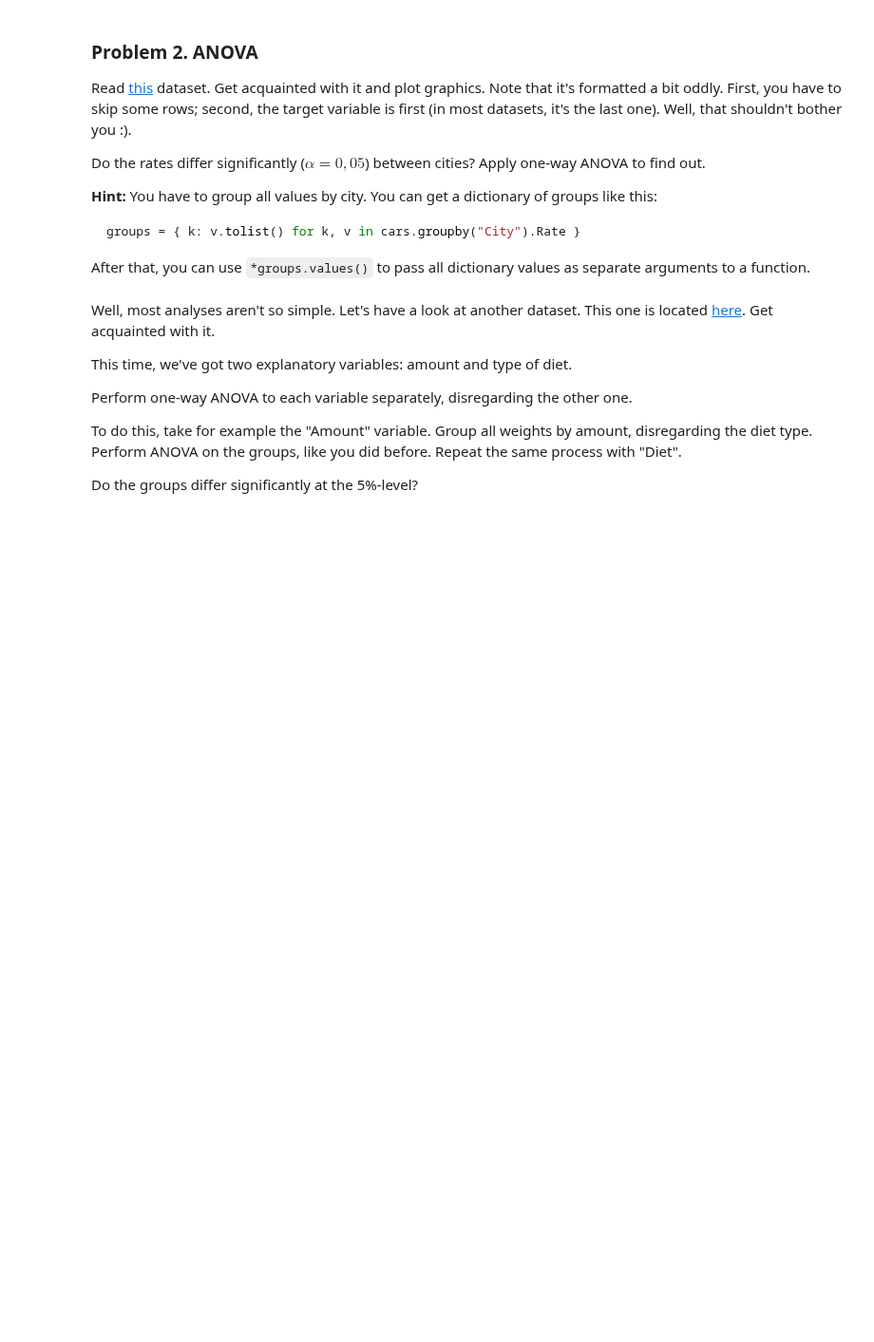
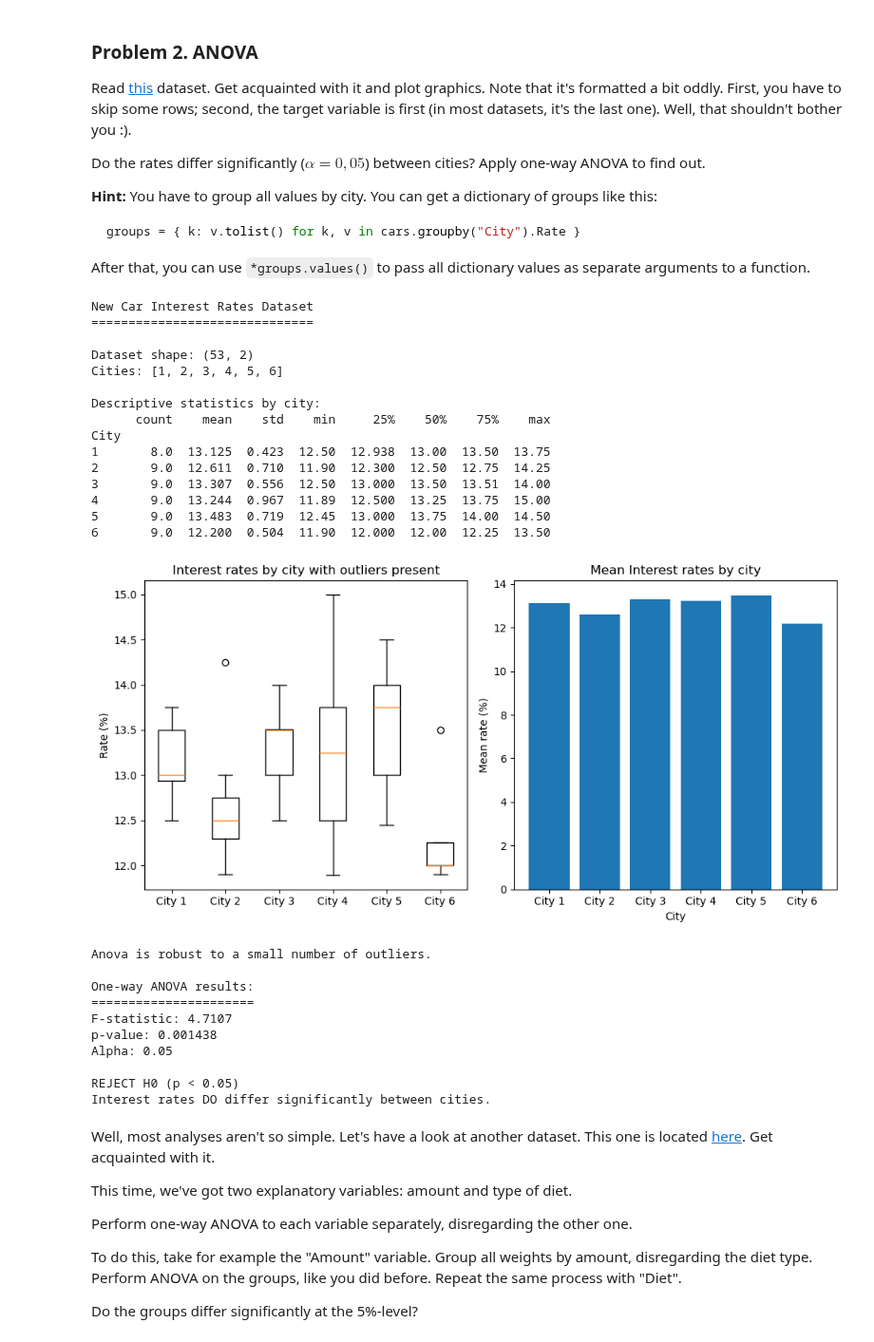
Before and after one commit to tproykov/MathsForDevelopers, a Jupyter notebook: 07.HypothesisTesting/Hypothesis Testing Exercise.ipynb, the cells around one changed output. Shown at 95% size. Saved outputs shown, nothing was run; the diff lists cells and outputs as text; code cells hidden in the pictures; blank space fills up the shorter version.

```diff
--- a/07.HypothesisTesting/Hypothesis Testing Exercise.ipynb
+++ b/07.HypothesisTesting/Hypothesis Testing Exercise.ipynb
@@ -385,3 +384,83 @@
+# %%
+data = pd.read_csv("newcar.dat", sep='\s+', skiprows=25)
+data.columns = ['Rate', 'City']
+
+print("\nNew Car Interest Rates Dataset")
+print("=" * 30)
+print(f"\nDataset shape: {data.shape}")
+print(f"Cities: {sorted(data['City'].unique())}")
+
+print("\nDescriptive statistics by city:")
+print(data.groupby('City')['Rate'].describe().round(3))
+print()
+
+plt.figure(figsize=(10, 5))
+
+plt.subplot(1, 2, 1)
+plt.boxplot([data[data['City'] == city]['Rate'] for city in sorted(data['City'].unique())],
+            labels=[f'City {city}' for city in sorted(data['City'].unique())])
+plt.title('Interest rates by city with outliers present')
+plt.ylabel('Rate (%)')
+
+plt.subplot(1, 2, 2)
+city_means = data.groupby('City')['Rate'].mean()
+plt.bar(range(1, 7), city_means.values)
+plt.xlabel('City')
+plt.ylabel('Mean rate (%)')
+plt.title('Mean Interest rates by city')
+plt.xticks(range(1, 7), [f'City {i}' for i in range(1, 7)])
+
+plt.tight_layout()
+plt.show()
+
+print("\nAnova is robust to a small number of outliers.")
+print("\nOne-way ANOVA results:")
+print("=" * 22)
+
+groups = {k: v.tolist() for k, v in data.groupby("City")["Rate"]}
+
+f_stat, p_val = f_oneway(*groups.values())
+
+print(f"F-statistic: {f_stat:.4f}")
+print(f"p-value: {p_val:.6f}")
+
+alpha = 0.05
+print(f"Alpha: {alpha}")
+
+if p_val < alpha:
+    print(f"\nREJECT H0 (p < {alpha})")
+    print("Interest rates DO differ significantly between cities.")
+else:
+    print(f"\nFAIL TO REJECT H0 (p >= {alpha})")
+    print("Interest rates do NOT differ significantly between cities.")
+print()
+# %% [output]
+New Car Interest Rates Dataset
+==============================
+
+Dataset shape: (53, 2)
+Cities: [1, 2, 3, 4, 5, 6]
+
+Descriptive statistics by city:
+      count    mean    std    min     25%    50%    75%    max
+City
+1       8.0  13.125  0.423  12.50  12.938  13.00  13.50  13.75
+2       9.0  12.611  0.710  11.90  12.300  12.50  12.75  14.25
+3       9.0  13.307  0.556  12.50  13.000  13.50  13.51  14.00
+4       9.0  13.244  0.967  11.89  12.500  13.25  13.75  15.00
+5       9.0  13.483  0.719  12.45  13.000  13.75  14.00  14.50
+6       9.0  12.200  0.504  11.90  12.000  12.00  12.25  13.50
+[figure, added]
+Anova is robust to a small number of outliers.
+
+One-way ANOVA results:
+======================
+F-statistic: 4.7107
+p-value: 0.001438
+Alpha: 0.05
+
+REJECT H0 (p < 0.05)
+Interest rates DO differ significantly between cities.
 # %% [markdown]
 Well, most analyses aren't so simple. Let's have a look at another dataset. This one is located [here](http://www.itl.nist.gov/div898/education/anova/ratfeed.dat). Get acquainted with it.
 
```
Also changed, not shown: parts of 2 cells of this notebook, 1 other file.
